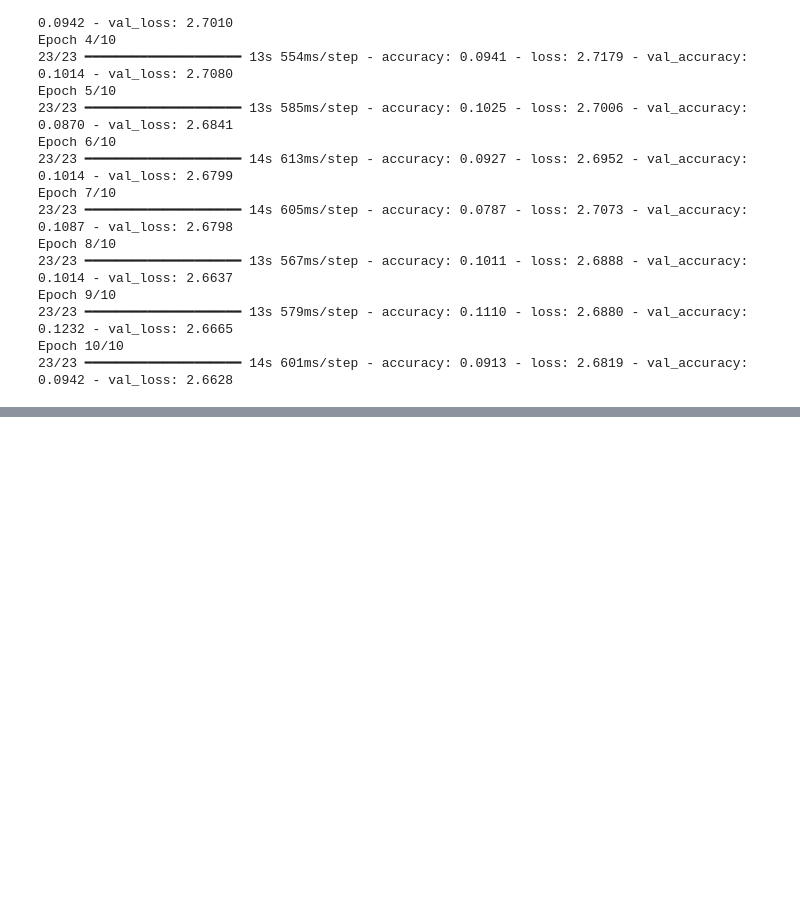
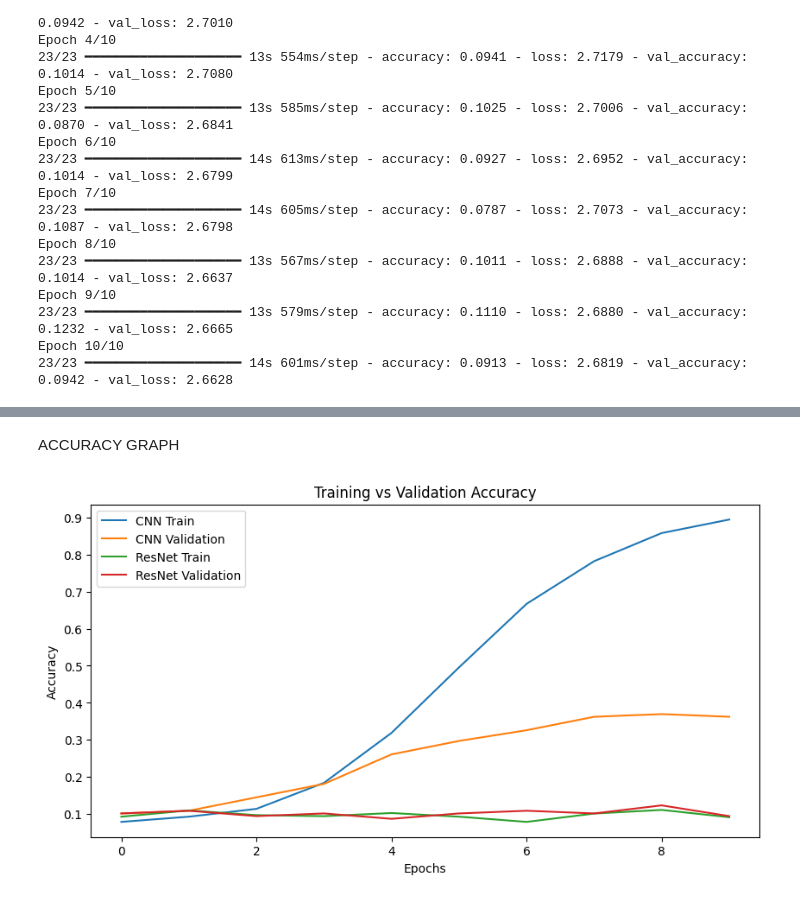
Before and after one commit to ayeshaanxari288/pakistani-politician-cnn-classifier, a Jupyter notebook: politician_classifier.ipynb, the cells around one changed output, grey strips where cells are left out. Drawn from its saved outputs; the diff is of its cells as text; code cells hidden in the pictures; blank space fills up the shorter version.

```diff
--- a/politician_classifier.ipynb
+++ b/politician_classifier.ipynb
@@ -271,0 +281,20 @@ Epoch 10/10
+# %% [markdown]
+ACCURACY GRAPH
+# %%
+plt.figure(figsize=(10, 5))
+
+# CNN model history
+plt.plot(history_cnn.history['accuracy'], label='CNN Train')
+plt.plot(history_cnn.history['val_accuracy'], label='CNN Validation')
+
+# ResNet50 model history
+plt.plot(history2.history['accuracy'], label='ResNet Train')
+plt.plot(history2.history['val_accuracy'], label='ResNet Validation')
+
+plt.xlabel("Epochs")
+plt.ylabel("Accuracy")
+plt.title("Training vs Validation Accuracy")
+plt.legend()
+plt.show()
+# %% [output]
+[figure, added]
```
Also changed, not shown: parts of 4 cells of this notebook.
